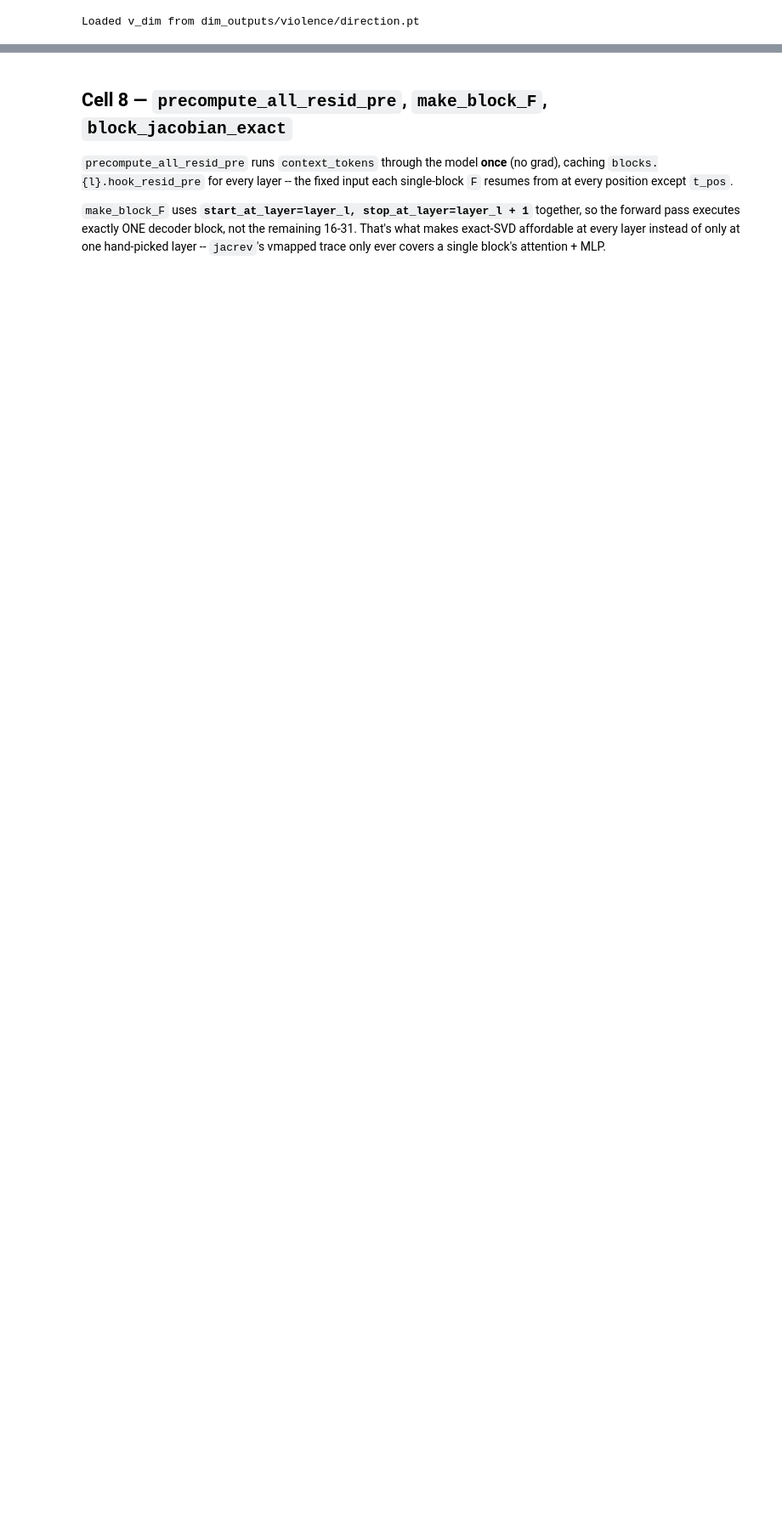
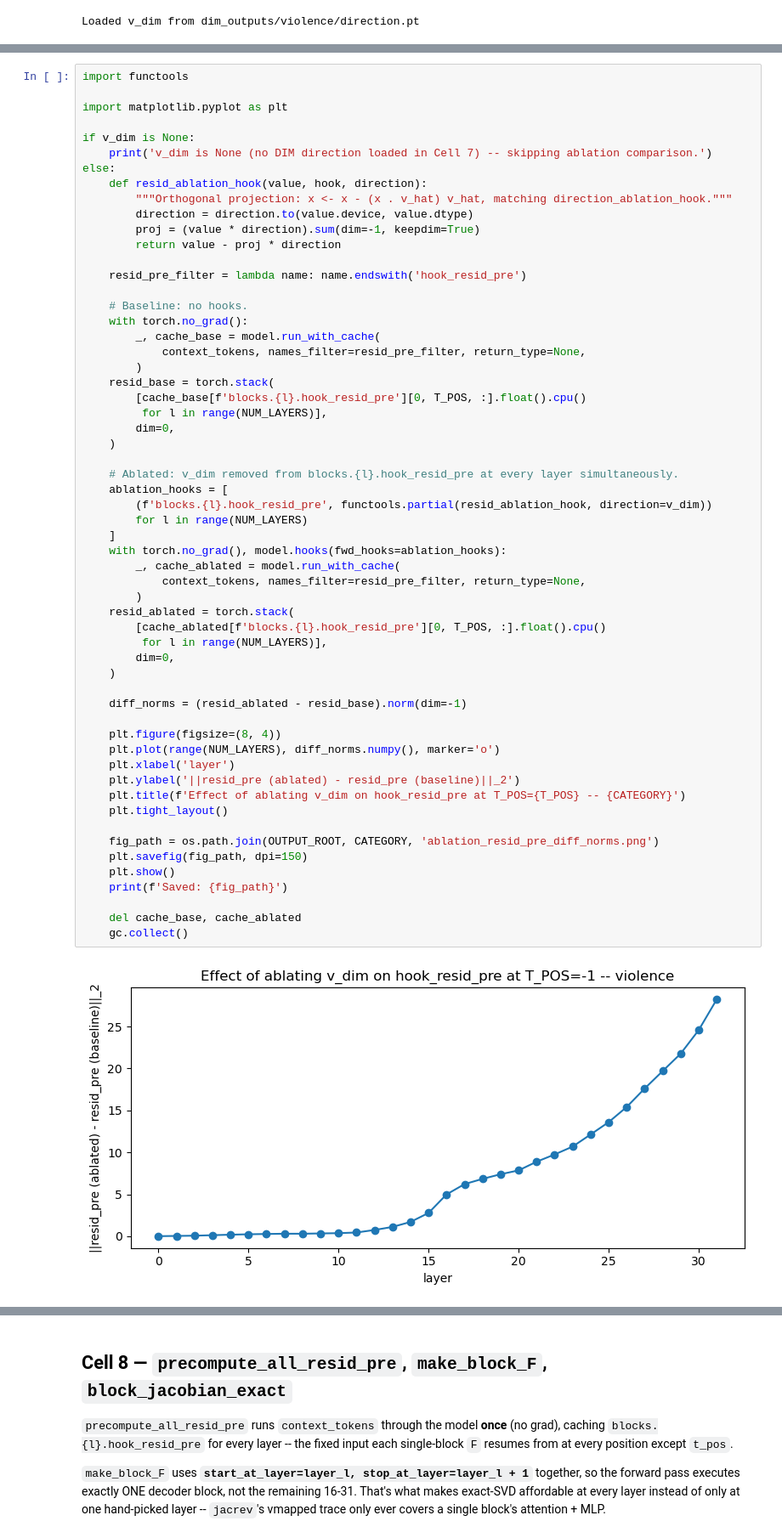
Before and after one commit to sbamit/Geometric-Auditing-Framework, a Jupyter notebook: phase1/01f_block_jacobian_svd_sweep.ipynb, the cells around one changed output, grey strips where cells are left out. Shown at 85% size. Cells and saved outputs as stored; diff of their text form; blank space fills up the shorter version.

```diff
--- a/phase1/01f_block_jacobian_svd_sweep.ipynb
+++ b/phase1/01f_block_jacobian_svd_sweep.ipynb
@@ -501,0 +577,60 @@ Loaded v_dim from dim_outputs/violence/direction.pt
+# %%
+import functools
+
+import matplotlib.pyplot as plt
+
+if v_dim is None:
+    print('v_dim is None (no DIM direction loaded in Cell 7) -- skipping ablation comparison.')
+else:
+    def resid_ablation_hook(value, hook, direction):
+        """Orthogonal projection: x <- x - (x . v_hat) v_hat, matching direction_ablation_hook."""
+        direction = direction.to(value.device, value.dtype)
+        proj = (value * direction).sum(dim=-1, keepdim=True)
+        return value - proj * direction
+
+    resid_pre_filter = lambda name: name.endswith('hook_resid_pre')
+
+    # Baseline: no hooks.
+    with torch.no_grad():
+        _, cache_base = model.run_with_cache(
+            context_tokens, names_filter=resid_pre_filter, return_type=None,
+        )
+    resid_base = torch.stack(
+        [cache_base[f'blocks.{l}.hook_resid_pre'][0, T_POS, :].float().cpu()
+         for l in range(NUM_LAYERS)],
+        dim=0,
+    )
+
+    # Ablated: v_dim removed from blocks.{l}.hook_resid_pre at every layer simultaneously.
+    ablation_hooks = [
+        (f'blocks.{l}.hook_resid_pre', functools.partial(resid_ablation_hook, direction=v_dim))
+        for l in range(NUM_LAYERS)
+    ]
+    with torch.no_grad(), model.hooks(fwd_hooks=ablation_hooks):
+        _, cache_ablated = model.run_with_cache(
+            context_tokens, names_filter=resid_pre_filter, return_type=None,
+        )
+    resid_ablated = torch.stack(
+        [cache_ablated[f'blocks.{l}.hook_resid_pre'][0, T_POS, :].float().cpu()
+         for l in range(NUM_LAYERS)],
+        dim=0,
+    )
+
+    diff_norms = (resid_ablated - resid_base).norm(dim=-1)
+
+    plt.figure(figsize=(8, 4))
+    plt.plot(range(NUM_LAYERS), diff_norms.numpy(), marker='o')
+    plt.xlabel('layer')
+    plt.ylabel('||resid_pre (ablated) - resid_pre (baseline)||_2')
+    plt.title(f'Effect of ablating v_dim on hook_resid_pre at T_POS={T_POS} -- {CATEGORY}')
+    plt.tight_layout()
+
+    fig_path = os.path.join(OUTPUT_ROOT, CATEGORY, 'ablation_resid_pre_diff_norms.png')
+    plt.savefig(fig_path, dpi=150)
+    plt.show()
+    print(f'Saved: {fig_path}')
+
+    del cache_base, cache_ablated
+    gc.collect()
+# %% [output]
+[figure, added]
```
Also changed, not shown: parts of 13 cells of this notebook, 2 other files.
